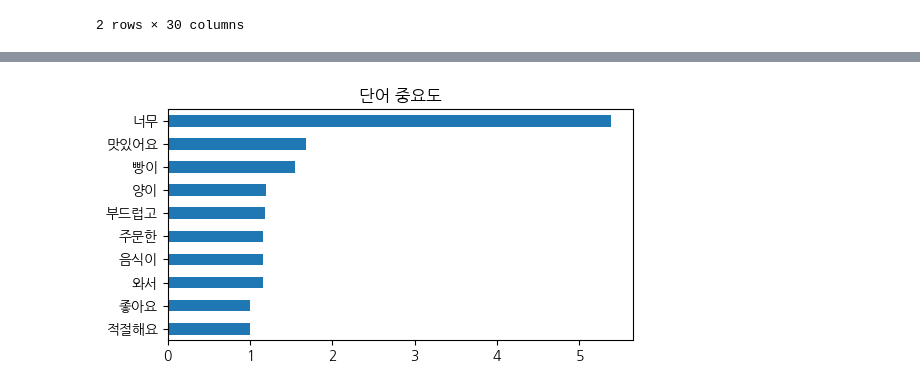
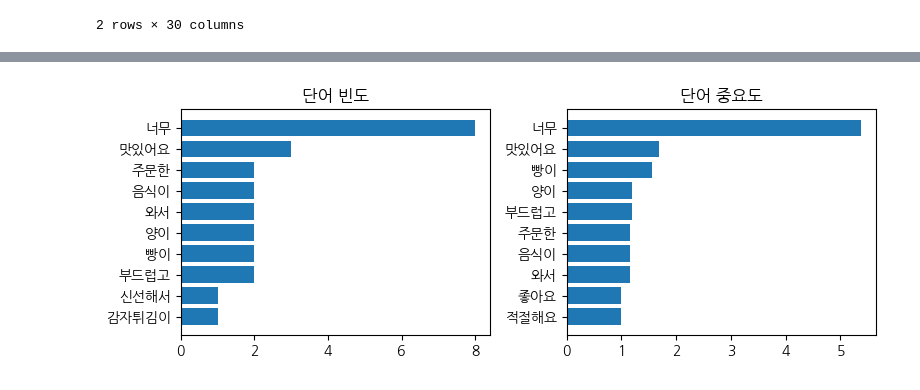
Before and after one commit to sang105kr/kdt_pythonstudy, a Jupyter notebook: nlp/clustering.ipynb, the cells around one changed output, grey strips where cells are left out. Cells and saved outputs as stored; diff of their text form; code cells hidden in the pictures.

```diff
--- a/nlp/clustering.ipynb
+++ b/nlp/clustering.ipynb
@@ -111,7 +109,18 @@ plt.show()
-# %%
-plt.figure(figsize=(6,3))
-df_x_tfidvect_dtm.sum().nlargest(10).sort_values().plot.barh()
-plt.title('단어 중요도')
-plt.show()
-# %% [output]
-[figure, removed]
+# %%
+# 바차트로 시각화
+fig, axs = plt.subplots(1,2,figsize=(8,3))
+
+# 단어 빈도
+word_frequencies = df_x_vect_dtm.sum().nlargest(10).sort_values()
+axs[0].barh(word_frequencies.index, word_frequencies.values)
+axs[0].set_title('단어 빈도')
+
+# 단어 중요도
+word_importances = df_x_tfidvect_dtm.sum().nlargest(10).sort_values()
+axs[1].barh(word_importances.index, word_importances.values)
+axs[1].set_title('단어 중요도')
+
+plt.tight_layout()
+plt.show()
+# %% [output]
+[figure, added]
```
Also changed, not shown: parts of 5 cells of this notebook.
